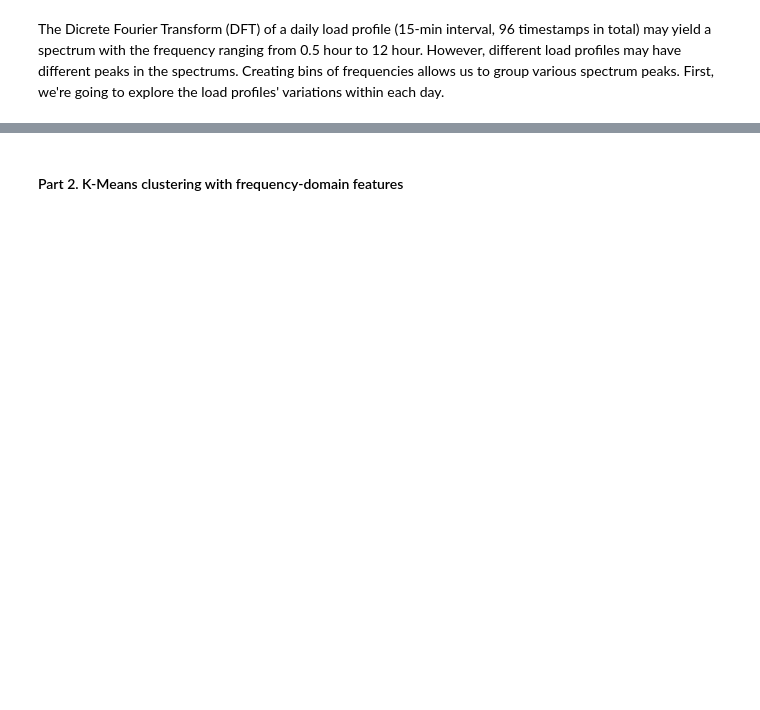
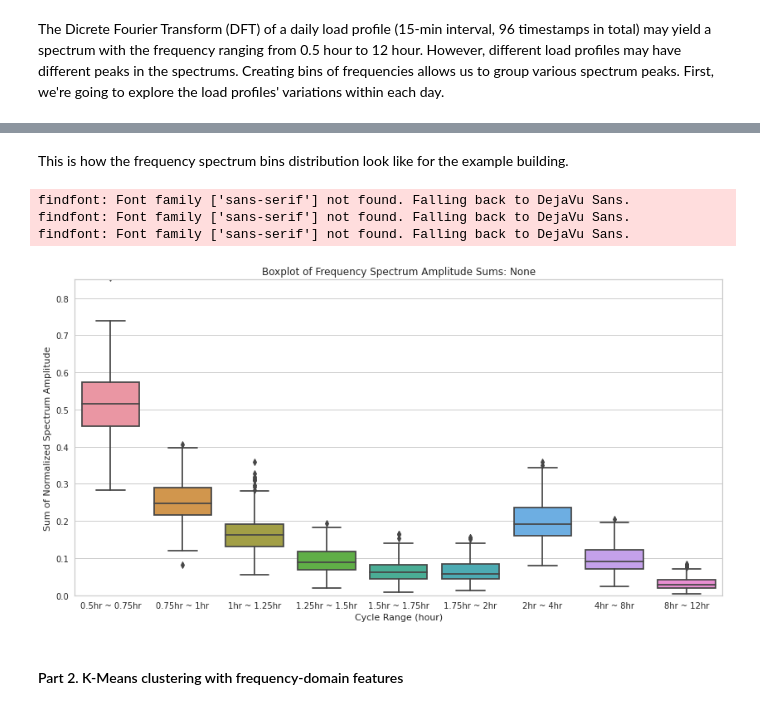
Before and after one commit to WalterZWang/EULP, a Jupyter notebook: example/example_frequency_domain_workflow.ipynb, the cells around one changed output, grey strips where cells are left out. Saved outputs shown, nothing was run; the diff lists cells and outputs as text; code cells hidden in the pictures; blank space fills up the shorter version.

```diff
--- a/example/example_frequency_domain_workflow.ipynb
+++ b/example/example_frequency_domain_workflow.ipynb
@@ -86,2 +73,11 @@ lp_m.get_fft_w_window(df_sample, get_bins=True, year=2015)
+# %% [markdown]
+This is how the frequency spectrum bins distribution look like for the example building.
+# %%
+lp_m.daily_fft_sum_bins_boxplot(df_daily_bins.iloc[:,1:])
+# %% [output]
+findfont: Font family ['sans-serif'] not found. Falling back to DejaVu Sans.
+findfont: Font family ['sans-serif'] not found. Falling back to DejaVu Sans.
+findfont: Font family ['sans-serif'] not found. Falling back to DejaVu Sans.
+[figure, added]
 # %% [markdown]
 #### Part 2. K-Means clustering with frequency-domain features
```
Also changed, not shown: parts of 6 cells of this notebook, 1 other file.
